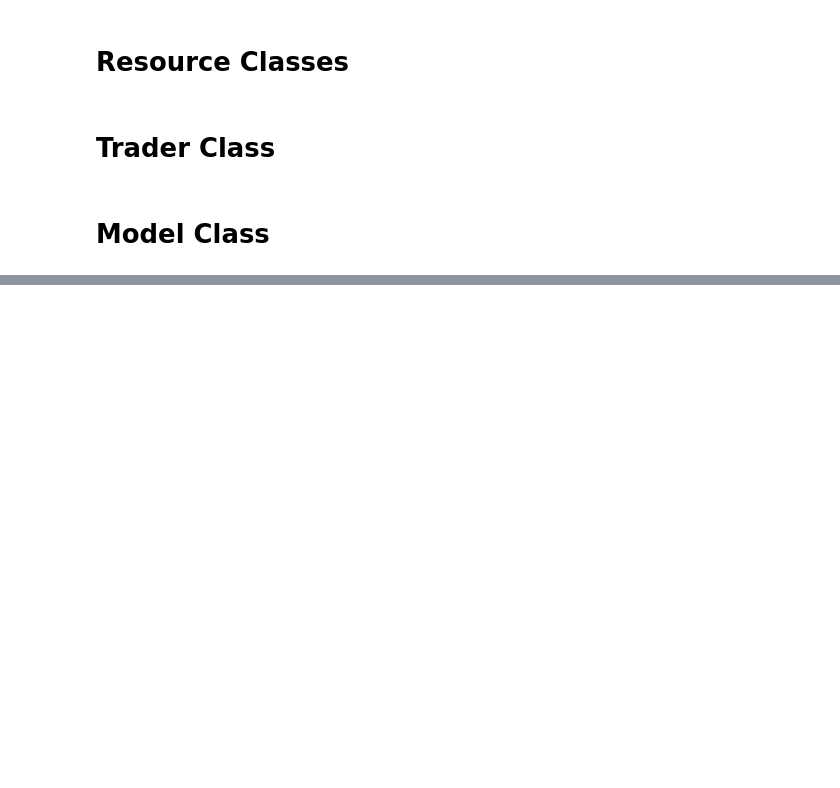
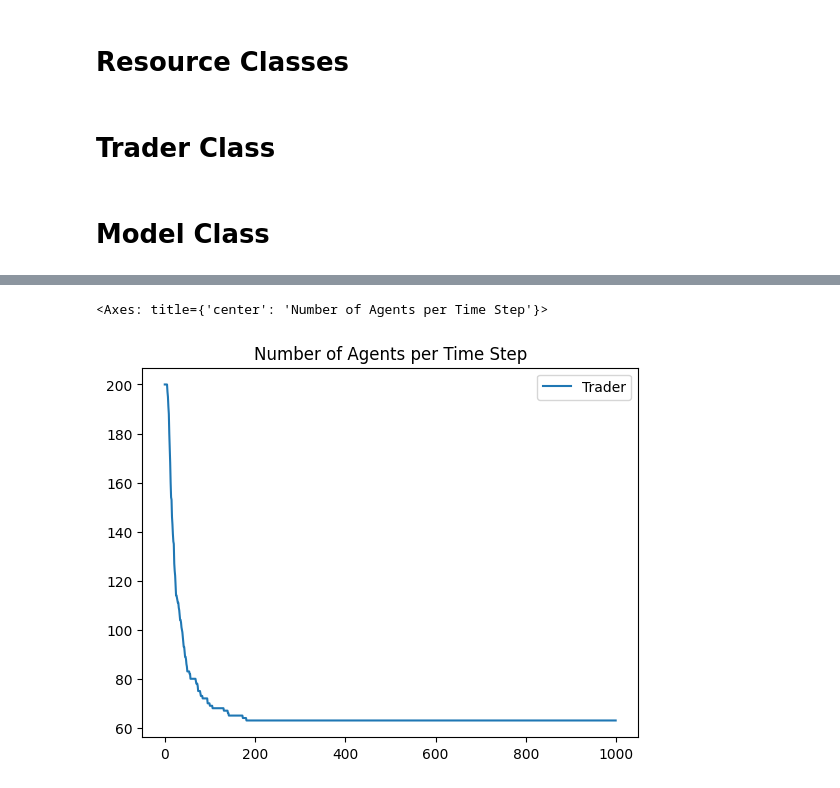
Before and after one commit to hunter-rohwer/mesa-denver, a Jupyter notebook: mesa_tutorial.ipynb, the cells around one changed output, grey strips where cells are left out. Drawn from its saved outputs; the diff is of its cells as text; code cells hidden in the pictures; blank space fills up the shorter version.

```diff
--- a/mesa_tutorial.ipynb
+++ b/mesa_tutorial.ipynb
@@ -51,7 +73,7 @@ class Spice(mesa.Agent):
     - grows 1 amount of spice each turn
     '''
     def __init__(self, unique_id, model, pos, max_spice):
-        super().__init__(model, unique_id)
+        super().__init__(unique_id, model)
         self.pos = pos
         self.amount = max_spice
         self.max_spice = max_spice
@@ -372,11 +435,21 @@ class SugarscapeG1mt(mesa.Model):
         self.metabolism_max = metabolism_max
         self.vision_min = vision_min
         self.vision_max = vision_max
+        self.running = True
 
         #initiate activation schedule
         self.schedule = mesa.time.RandomActivationByType(self)
         #initiate mesa grid class
         self.grid = mesa.space.MultiGrid(self.width, self.height, torus=False)
+
+        # Initiate data collector
+        self.datacollector = mesa.DataCollector(
+                model_reporters = {"Trader": lambda m: m.schedule.get_type_count(Trader),
+                 "Trade Volume": lambda m: sum(len(a.trade_partners) for a in m.schedule.agents_by_type[Trader].values()),
+                 "Price": lambda m: geometric_mean(flatten([a.prices for a in m.schedule.agents_by_type[Trader].values()]))},
+                agent_reporters = {"Trade Network": lambda a: get_trade(a)}
+
+        )
 
         # Read in landscape file from supplementary material
         sugar_distribution = np.genfromtxt('sugar-map.txt')
@@ -386,7 +459,6 @@ class SugarscapeG1mt(mesa.Model):
         # plt.imshow(spice_distribution, origin='lower')
 
         agent_id = 0
-
 
         for _, x, y in self.grid.coord_iter():
             max_sugar = sugar_distribution[x,y]
@@ -470,6 +542,8 @@ class SugarscapeG1mt(mesa.Model):
 
         # Things the trader can do
         for agent in trader_shuffle:
+            agent.prices = []
+            agent.trade_partners = []
             agent.move()
             agent.eat()
             agent.maybe_die()
@@ -479,8 +553,12 @@ class SugarscapeG1mt(mesa.Model):
         # Trade with one another after moving, eating, and maybe die
         for agent in trader_shuffle:
             agent.trade_with_neighbors()
+            # print(agent.prices, agent.trade_partners)
 
         self.schedule.steps += 1 # Important for data collector to track the number of steps
+
+        # Collect model level data
+        self.datacollector.collect(self)
 
     def run_model(self, step_count=1000):
 
@@ -489,4 +567,4 @@ class SugarscapeG1mt(mesa.Model):
 # %%
 model = SugarscapeG1mt()
 
-model.run_model(step_count=10)
+model.run_model(step_count=1000)
@@ -510,0 +573,4 @@ True True
+# %%
+results = model.datacollector.get_model_vars_dataframe()
+
+results.dropna()
@@ -510,0 +615,5 @@ True True
+# %%
+results.plot(y = "Trader", use_index = True, title="Number of Agents per Time Step")
+# %% [output]
+<Axes: title={'center': 'Number of Agents per Time Step'}>
+[figure, added]
```
Also changed, not shown: parts of 15 cells of this notebook.
